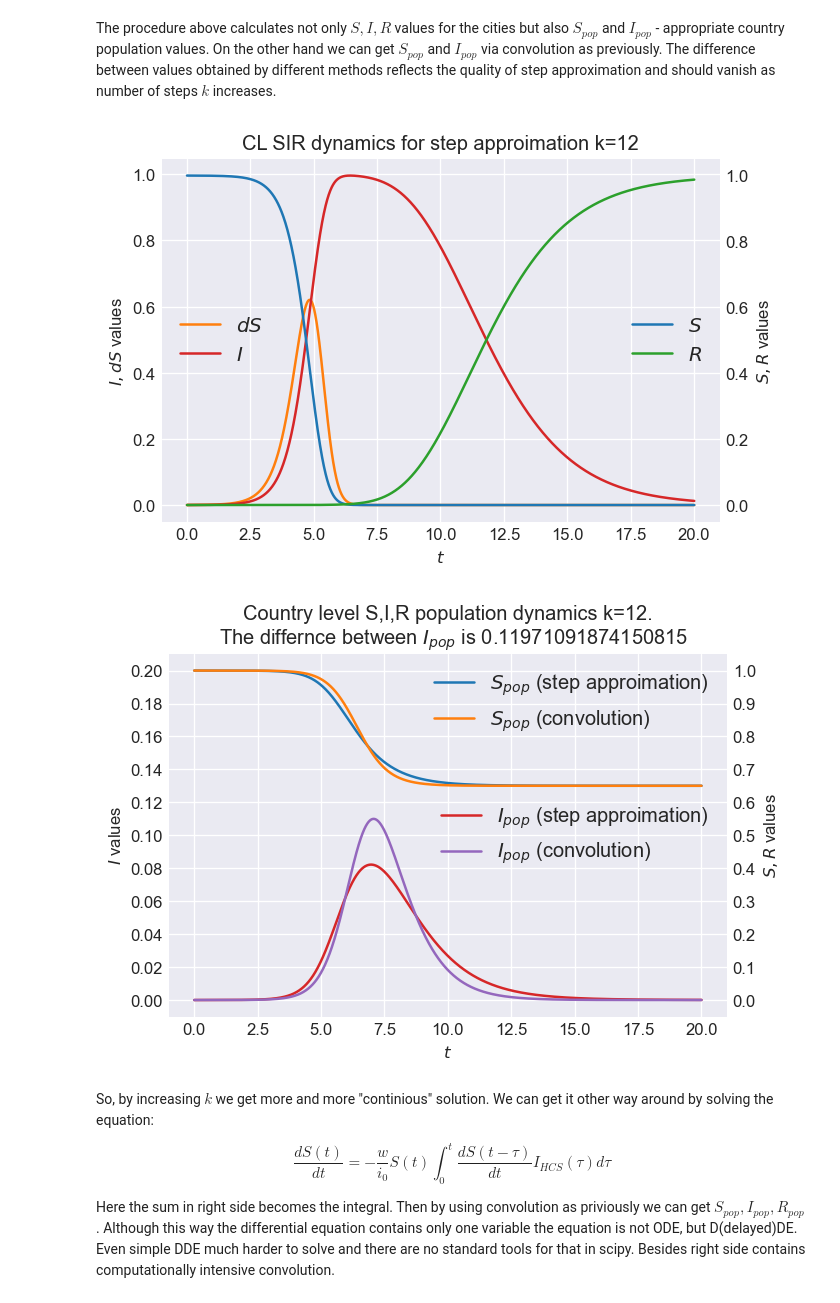
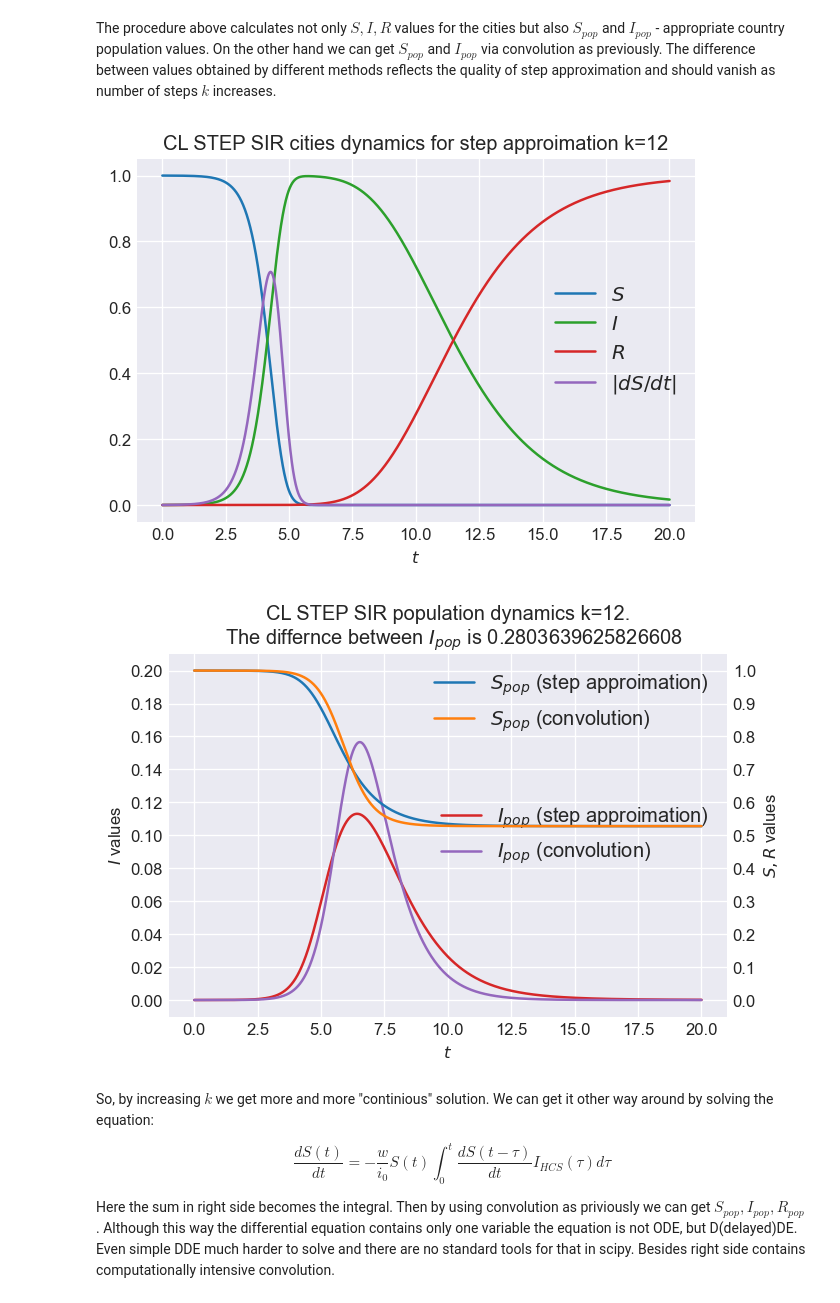
Before and after one commit to ivvaan/A-disease-spread-inhomogeneous-models, a Jupyter notebook: country_level_spread_dynamics.ipynb, the cells around one changed output. Saved outputs shown, nothing was run; the diff lists cells and outputs as text; code cells hidden in the pictures.

```diff
--- a/country_level_spread_dynamics.ipynb
+++ b/country_level_spread_dynamics.ipynb
@@ -101,8 +101,8 @@ def HCS_SIR(r0_0,I0,τ,vs0,vb0):
     return S,I,A,dS
 # %%
 τ=0.4
-vs0=0.8
-vb0=0.7
+vs0=0.5
+vb0=0.6
 r0_0=5.2
 i0=0.0005
 S,I,_,_= HCS_SIR(r0_0,i0,τ,vs0,vb0)
@@ -119,14 +119,14 @@ I_HCS=I
 fig, ax = plt.subplots(dpi=120)
 
 plt.plot(m_t, I,color='C1', label=f'$I$')
-plt.vlines(x = [τ_E,τ_E+τ_I], ymin = 0, ymax = 0.15,
+plt.vlines(x = [τ_E,τ_E+τ_I], ymin = 0, ymax = .2,
            colors = 'C2')
 plt.hlines(y = I_avr, xmin = τ_E, xmax = τ_E+τ_I,
            colors = 'C3', label='$\mathcal{I}$')
 plt.text(0.01, 0.07, "Exposed", rotation=90, verticalalignment='center')
 plt.text(8.3, 0.05, "Recovered",  verticalalignment='center')
 plt.text(2.3, 0.02, "Infected",  verticalalignment='center')
-ax.set_ylim([0.0,.15])
+ax.set_ylim([0.0,.2])
 ax.set_xlim([0.0,20])
 ax.yaxis.set_major_locator(ticker.MultipleLocator(0.01))
 ax.set_ylabel(f'$I$ value')
@@ -332,49 +327,35 @@ The procedure above calculates not only $S,I,R$ values for the cities but also $
 # %%
 I0=0.0001
 k=12
 S,I,R,dS,S_pop1,I_pop1= CL_STEP_SIR(I0,w/i0,k,S_HCS,I_HCS)
-fig, ax = plt.subplots(dpi=120)
-plt.plot(m_t, dS,color='C1', label=f'$dS$')
-plt.plot(m_t, I,color='C3', label=f'$I$')
-ax.set_ylabel(f'$I,dS$ values')
-plt.legend(loc='center left')
-plt.xlabel(f'$t$')
-ax2 = ax.twinx()
-plt.plot(m_t, S, color='C0', label=f'$S$')
-plt.plot(m_t, R,color='C2', label=f'$R$')
-ax2.set_ylabel(f'$S,R$ values')
-ax2.grid(False)
-
-plt.legend(loc='center right')
-plt.title(f'CL SIR dynamics for step approimation k={k}')
-plt.show()
+show_SEIR(S,None,I,R,dS,f'CL STEP SIR cities dynamics for step approimation k={k}')
 
 S_pop2=1.0-np.convolve(dS,1.0-S_HCS, mode='full')[:n_steps+1]*t_step
 I_pop2=np.convolve(dS,I_HCS, mode='full')[:n_steps+1]*t_step
 
 fig, ax = plt.subplots(dpi=120)
 plt.plot(m_t, I_pop1,color='C3', label='$I_{pop}$ (step approimation)')
 plt.plot(m_t, I_pop2,color='C4', label='$I_{pop}$ (convolution)')
 ax.set_ylim([-0.05*0.2,1.05*0.2])
 ax.yaxis.set_major_locator(ticker.MultipleLocator(0.02))
 ax.set_ylabel(f'$I$ values')
 plt.legend(loc='center right')
 plt.xlabel(f'$t$')
 ax2 = ax.twinx()
 plt.plot(m_t, S_pop1, color='C0', label='$S_{pop}$ (step approimation)')
 plt.plot(m_t, S_pop2, color='C1', label='$S_{pop}$ (convolution)')
 ax2.set_ylim([-0.05,1.05])
 ax2.yaxis.set_major_locator(ticker.MultipleLocator(0.1))
 ax2.set_ylabel(f'$S,R$ values')
 ax2.grid(False)
 
 plt.legend(loc='upper right')
 ip='I_{pop}'
-plt.title(f'Country level S,I,R population dynamics k={k}.\n  The differnce between ${ip}$ is {np.sum((I_pop1-I_pop2)**2)}')
+plt.title(f'CL STEP SIR population dynamics k={k}.\n  The differnce between ${ip}$ is {np.sum((I_pop1-I_pop2)**2)}')
 plt.show()
 # %% [output]
-[figure, old version]
+[figure, new version]
-[figure, old version]
+[figure, new version]
 # %% [markdown]
 So, by increasing $k$ we get more and more "continious" solution. We can get it other way around by solving the equation:
 
```
Also changed, not shown: parts of 12 cells of this notebook.
